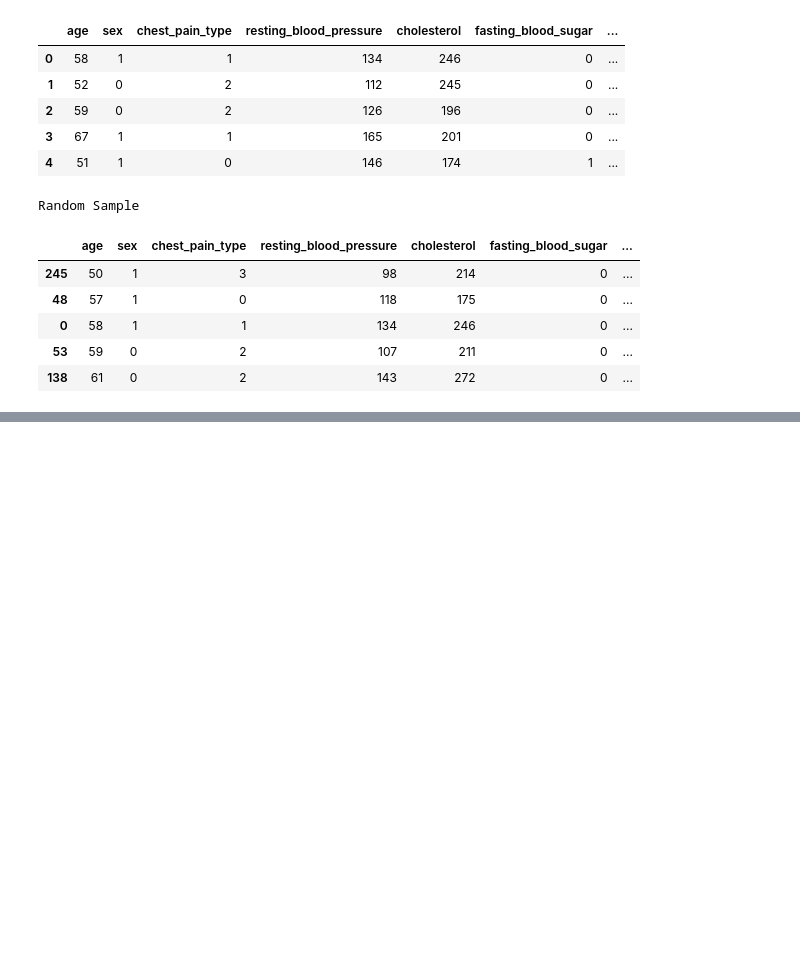
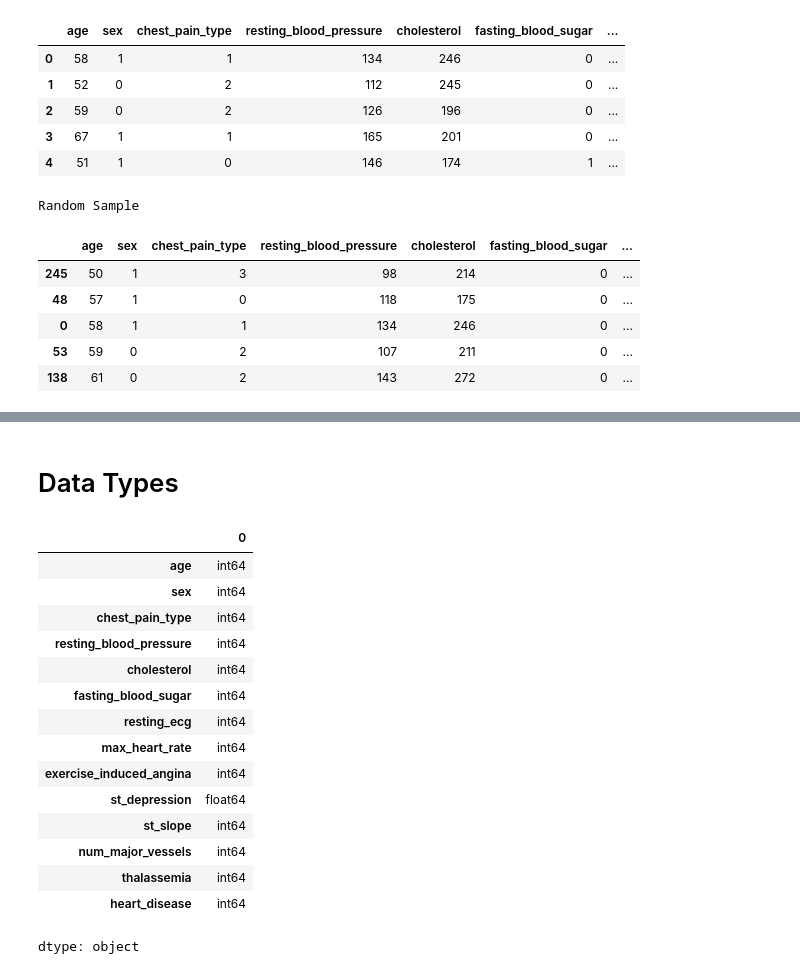
Before and after one commit to iamkhan49/heart-disease-prediction-ml, a Jupyter notebook: Heart_Disease_Detection_using_Classification_Algorithms.ipynb, the cells around one changed output, grey strips where cells are left out. Drawn from its saved outputs; the diff is of its cells as text; code cells hidden in the pictures; blank space fills up the shorter version.

```diff
--- a/Heart_Disease_Detection_using_Classification_Algorithms.ipynb
+++ b/Heart_Disease_Detection_using_Classification_Algorithms.ipynb
@@ -201,0 +278,21 @@ Random Sample
+# %% [markdown]
+# Data Types
+# %%
+df.dtypes
+# %% [output]
+|  | 0 |
+| age | int64 |
+| sex | int64 |
+| chest_pain_type | int64 |
+| resting_blood_pressure | int64 |
+| cholesterol | int64 |
+| fasting_blood_sugar | int64 |
+| resting_ecg | int64 |
+| max_heart_rate | int64 |
+| exercise_induced_angina | int64 |
+| st_depression | float64 |
+| st_slope | int64 |
+| num_major_vessels | int64 |
+| thalassemia | int64 |
+| heart_disease | int64 |
+dtype: object
```
Also changed, not shown: parts of 19 cells of this notebook.
